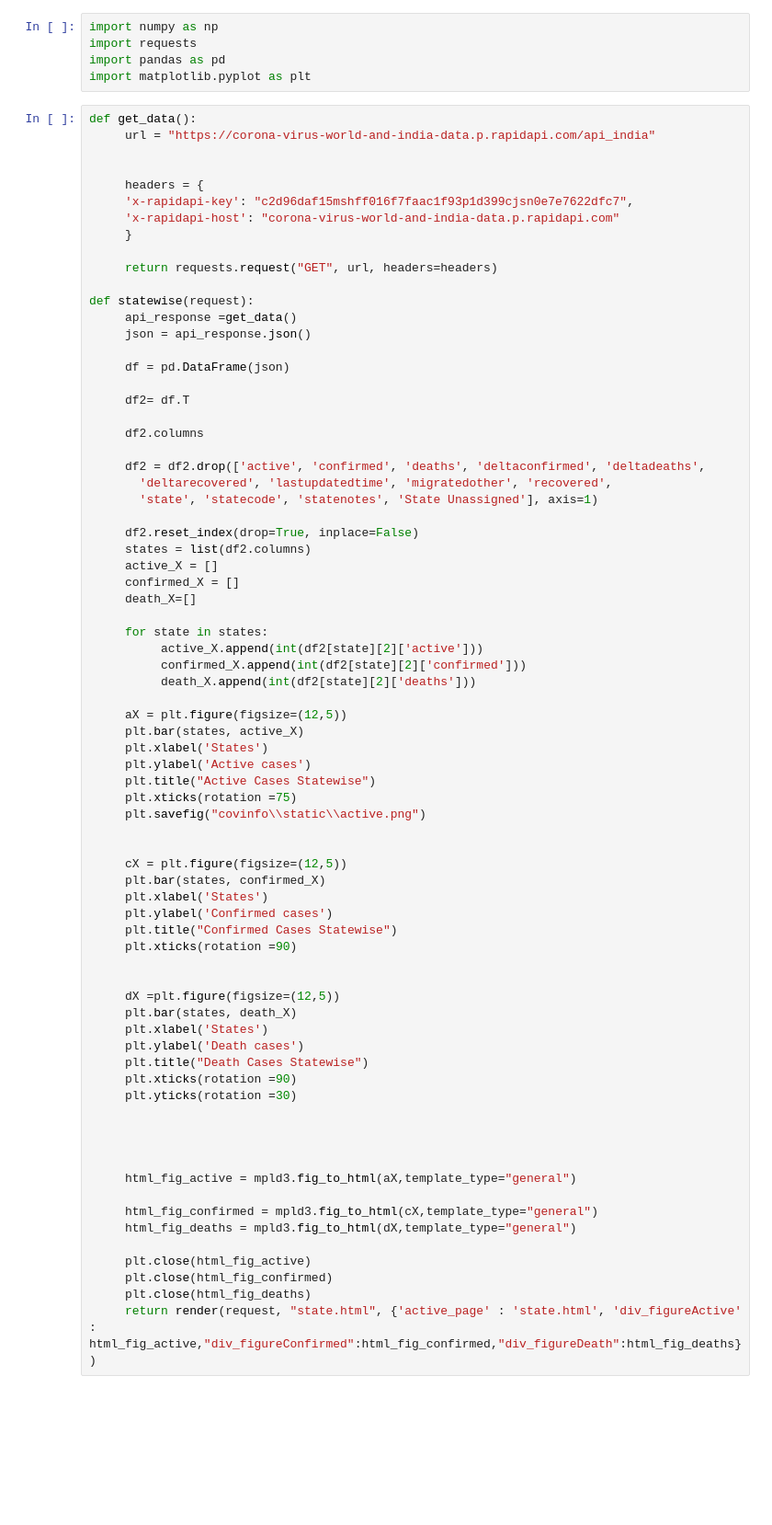
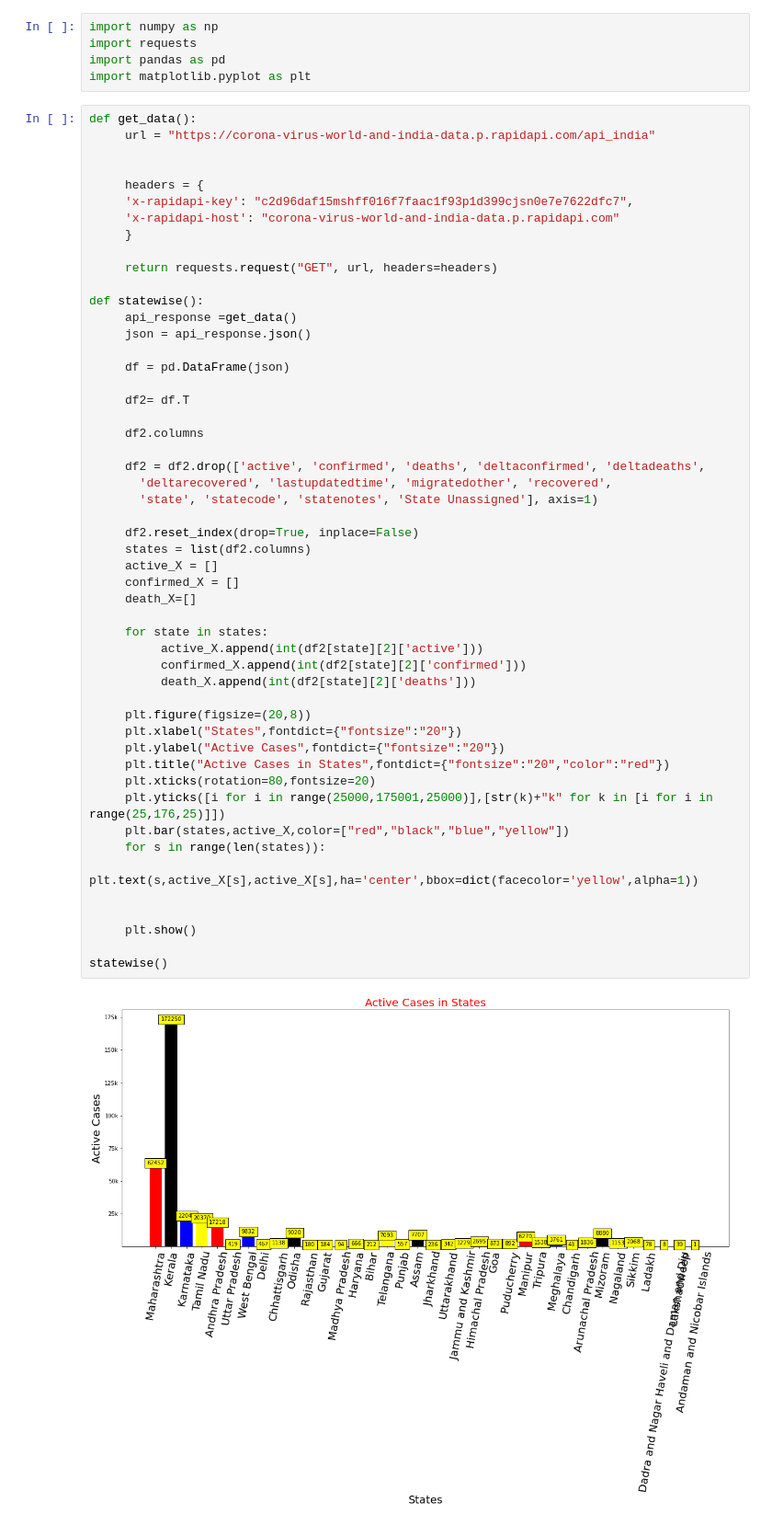
Before and after one commit to hariomgehlot/MCAIIISemesterCodes, a Jupyter notebook: APLII/Upgrad.ipynb, the cells around one changed output. Shown: that part at 92% size. Saved outputs shown, nothing was run; the diff lists cells and outputs as text; blank space fills up the shorter version.

```diff
--- a/APLII/Upgrad.ipynb
+++ b/APLII/Upgrad.ipynb
@@ -15,65 +15,44 @@ def get_data():
 
      return requests.request("GET", url, headers=headers)
 
-def statewise(request):
+def statewise():
      api_response =get_data()
      json = api_response.json()
 
      df = pd.DataFrame(json)
 
      df2= df.T
 
      df2.columns
 
      df2 = df2.drop(['active', 'confirmed', 'deaths', 'deltaconfirmed', 'deltadeaths',
        'deltarecovered', 'lastupdatedtime', 'migratedother', 'recovered',
        'state', 'statecode', 'statenotes', 'State Unassigned'], axis=1)
 
      df2.reset_index(drop=True, inplace=False)
      states = list(df2.columns)
      active_X = []
      confirmed_X = []
      death_X=[]
 
      for state in states:
           active_X.append(int(df2[state][2]['active']))
           confirmed_X.append(int(df2[state][2]['confirmed']))
           death_X.append(int(df2[state][2]['deaths']))
 
-     aX = plt.figure(figsize=(12,5))
-     plt.bar(states, active_X)
-     plt.xlabel('States')
-     plt.ylabel('Active cases')
-     plt.title("Active Cases Statewise")
-     plt.xticks(rotation =75)
-     plt.savefig("covinfo\\static\\active.png")
+     plt.figure(figsize=(20,8))
+     plt.xlabel("States",fontdict={"fontsize":"20"})
+     plt.ylabel("Active Cases",fontdict={"fontsize":"20"})
+     plt.title("Active Cases in States",fontdict={"fontsize":"20","color":"red"})
+     plt.xticks(rotation=80,fontsize=20)
+     plt.yticks([i for i in range(25000,175001,25000)],[str(k)+"k" for k in [i for i in range(25,176,25)]])
+     plt.bar(states,active_X,color=["red","black","blue","yellow"])
+     for s in range(len(states)):
+          plt.text(s,active_X[s],active_X[s],ha='center',bbox=dict(facecolor='yellow',alpha=1))
 
 
-     cX = plt.figure(figsize=(12,5))
-     plt.bar(states, confirmed_X)
-     plt.xlabel('States')
-     plt.ylabel('Confirmed cases')
-     plt.title("Confirmed Cases Statewise")
-     plt.xticks(rotation =90)
+     plt.show()
 
-
-     dX =plt.figure(figsize=(12,5))
-     plt.bar(states, death_X)
-     plt.xlabel('States')
-     plt.ylabel('Death cases')
-     plt.title("Death Cases Statewise")
-     plt.xticks(rotation =90)
-     plt.yticks(rotation =30)
-
-
-
-
-     html_fig_active = mpld3.fig_to_html(aX,template_type="general")
-
-     html_fig_confirmed = mpld3.fig_to_html(cX,template_type="general")
-     html_fig_deaths = mpld3.fig_to_html(dX,template_type="general")
-
-     plt.close(html_fig_active)
-     plt.close(html_fig_confirmed)
-     plt.close(html_fig_deaths)
-     return render(request, "state.html", {'active_page' : 'state.html', 'div_figureActive' : html_fig_active,"div_figureConfirmed":html_fig_confirmed,"div_figureDeath":html_fig_deaths})
+statewise()
+# %% [output]
+[figure, added]
```
Also changed, not shown: 12 other files.
